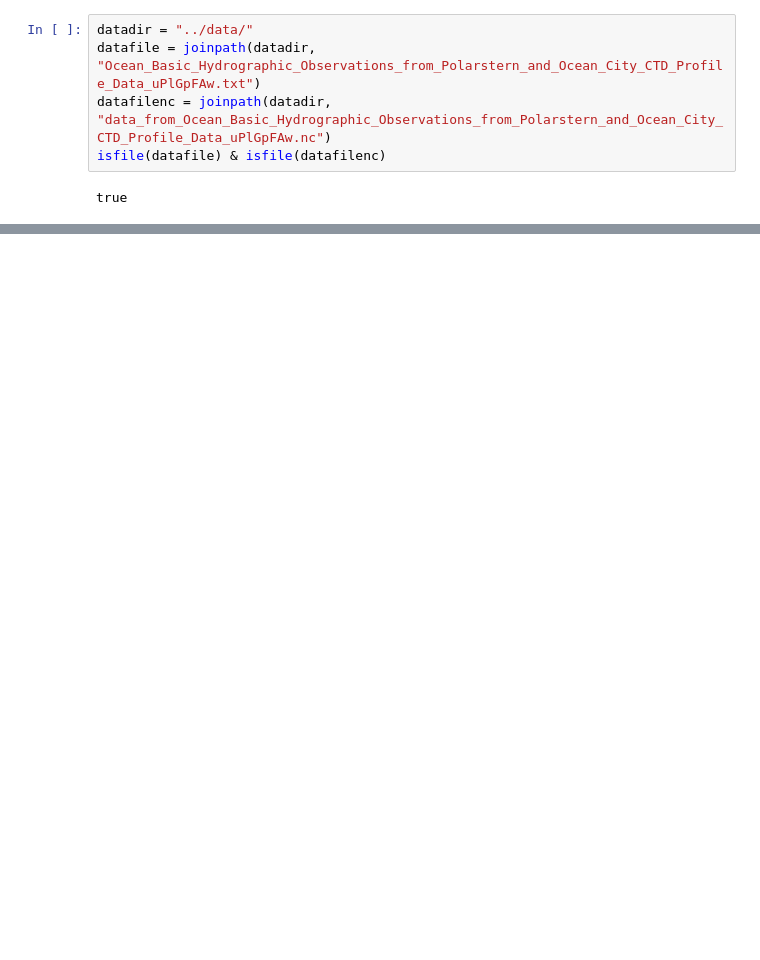
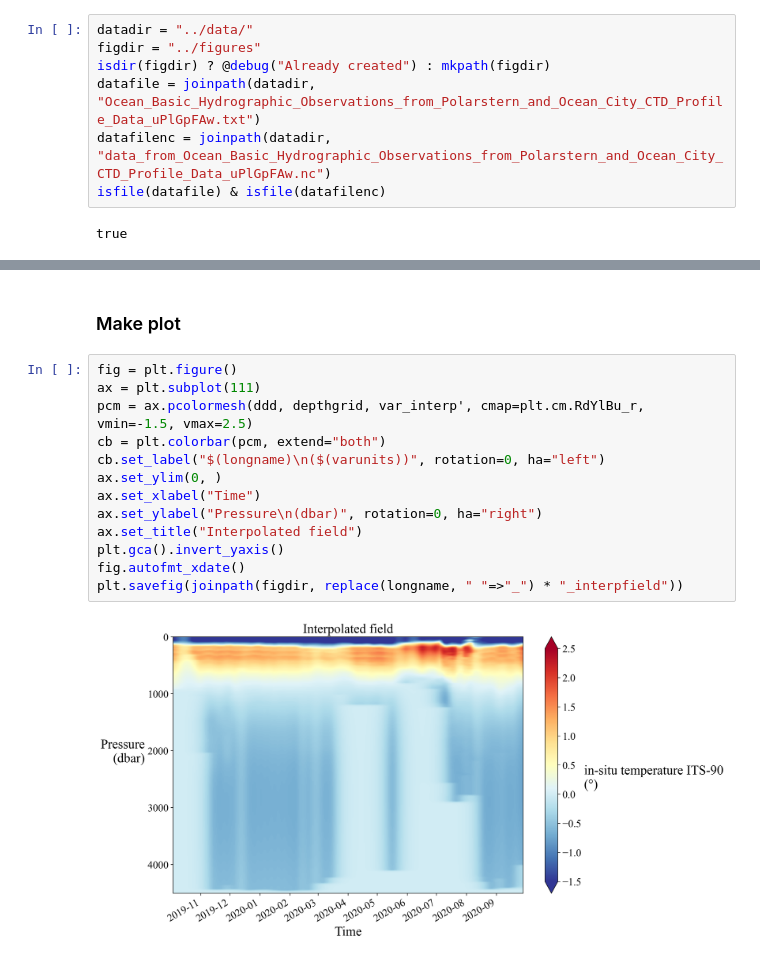
Before and after one commit to gher-uliege/MVRE-DIVAnd, a Jupyter notebook: src/interp_mosaic_data.ipynb, the cells around one changed output, grey strips where cells are left out. Saved outputs shown, nothing was run; the diff lists cells and outputs as text; blank space fills up the shorter version.

```diff
--- a/src/interp_mosaic_data.ipynb
+++ b/src/interp_mosaic_data.ipynb
@@ -14,5 +19,7 @@ PyObject <module 'cartopy.feature' from '/home/ctroupin/.local/lib/python3.10/si
 # %%
 datadir = "../data/"
+figdir = "../figures"
+isdir(figdir) ? @debug("Already created") : mkpath(figdir)
 datafile = joinpath(datadir, "Ocean_Basic_Hydrographic_Observations_from_Polarstern_and_Ocean_City_CTD_Profile_Data_uPlGpFAw.txt")
 datafilenc = joinpath(datadir, "data_from_Ocean_Basic_Hydrographic_Observations_from_Polarstern_and_Ocean_City_CTD_Profile_Data_uPlGpFAw.nc")
 isfile(datafile) & isfile(datafilenc)
@@ -87,0 +130,17 @@ plt.gca().invert_yaxis()
+# %% [markdown]
+### Make plot
+# %%
+fig = plt.figure()
+ax = plt.subplot(111)
+pcm = ax.pcolormesh(ddd, depthgrid, var_interp', cmap=plt.cm.RdYlBu_r, vmin=-1.5, vmax=2.5)
+cb = plt.colorbar(pcm, extend="both")
+cb.set_label("$(longname)\n($(varunits))", rotation=0, ha="left")
+ax.set_ylim(0, )
+ax.set_xlabel("Time")
+ax.set_ylabel("Pressure\n(dbar)", rotation=0, ha="right")
+ax.set_title("Interpolated field")
+plt.gca().invert_yaxis()
+fig.autofmt_xdate()
+plt.savefig(joinpath(figdir, replace(longname, " "=>"_") * "_interpfield"))
+# %% [output]
+[figure, added]
```
Also changed, not shown: parts of 22 cells of this notebook, 1 other file.
